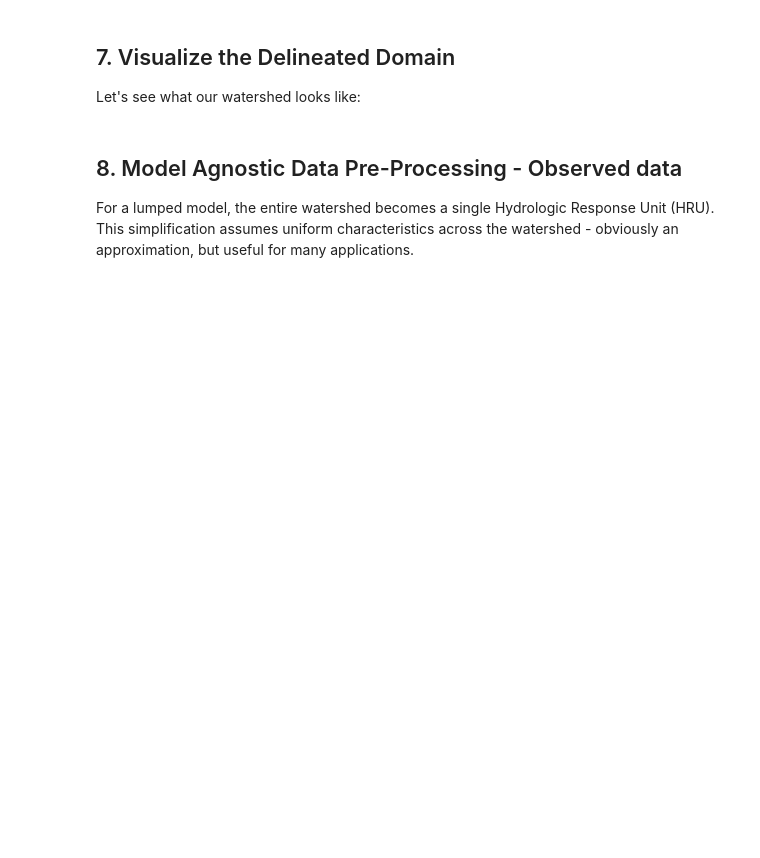
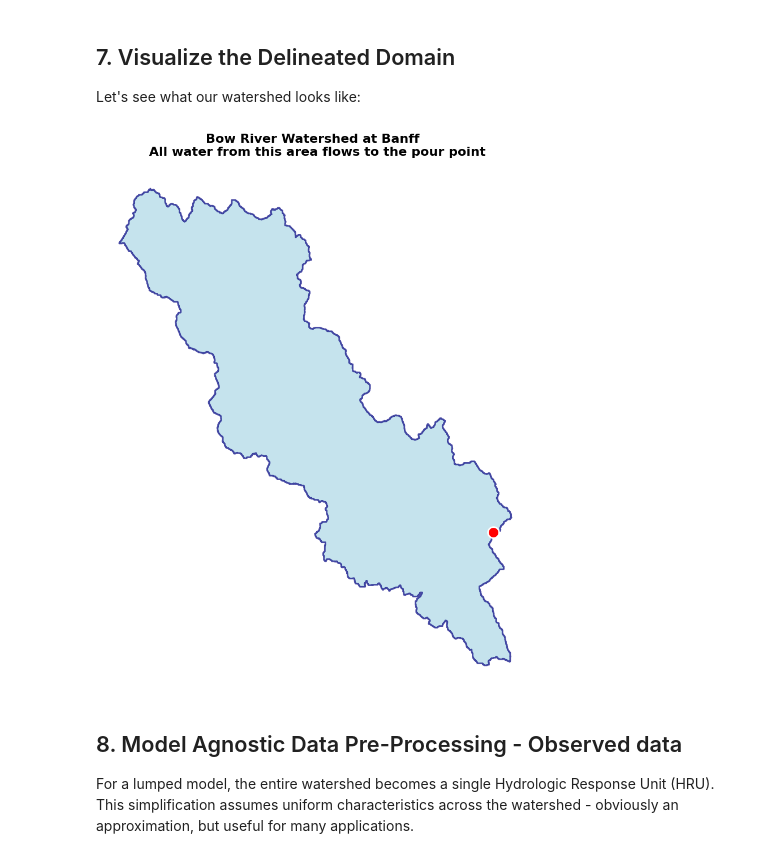
Before and after one commit to DarriEy/CONFLUENCE, a Jupyter notebook: examples/02_lumped_basin.ipynb, the cells around one changed output. Drawn from its saved outputs; the diff is of its cells as text; code cells hidden in the pictures; blank space fills up the shorter version.

```diff
--- a/examples/02_lumped_basin.ipynb
+++ b/examples/02_lumped_basin.ipynb
@@ -176,41 +236,36 @@ if basin_path.exists():
     if basin_files:
         fig, ax = plt.subplots(figsize=(12, 10))
 
         # Load watershed and pour point
         basin_gdf = gpd.read_file(basin_files[0])
         pour_point_gdf = gpd.read_file(pour_point_path)
 
         # Reproject for visualization
         basin_web = basin_gdf.to_crs(epsg=3857)
         pour_web = pour_point_gdf.to_crs(epsg=3857)
 
         # Plot watershed
         basin_web.plot(ax=ax, facecolor='lightblue', edgecolor='navy',
                        linewidth=2, alpha=0.7)
 
         # Add pour point
         pour_web.plot(ax=ax, color='red', markersize=200, marker='o',
                       edgecolor='white', linewidth=2, zorder=5)
 
         # Set extent
         minx, miny, maxx, maxy = basin_web.total_bounds
         pad = 5000
         ax.set_xlim(minx - pad, maxx + pad)
         ax.set_ylim(miny - pad, maxy + pad)
 
-        # Add labels
-        ax.text(minx + 1000, maxy - 1000,
-                f'Watershed Area: {basin_gdf.geometry.area.sum() / 1e6:.0f} km²',
-                fontsize=14,
-                bbox=dict(boxstyle='round,pad=0.5', facecolor='white', alpha=0.8),
-                fontweight='bold')
-
-        ax.set_title('Bow River Watershed at Banff\\nAll water from this area flows to the pour point',
+        ax.set_title('Bow River Watershed at Banff \n All water from this area flows to the pour point',
                     fontsize=16, fontweight='bold', pad=20)
 
         ax.axis('off')
         plt.tight_layout()
         plt.show()
+# %% [output]
+[figure, added]
 # %% [markdown]
 ## 8. Model Agnostic Data Pre-Processing - Observed data
 For a lumped model, the entire watershed becomes a single Hydrologic Response Unit (HRU). This simplification assumes uniform characteristics across the watershed - obviously an approximation, but useful for many applications.
```
Also changed, not shown: parts of 13 cells of this notebook, 3 other files.
